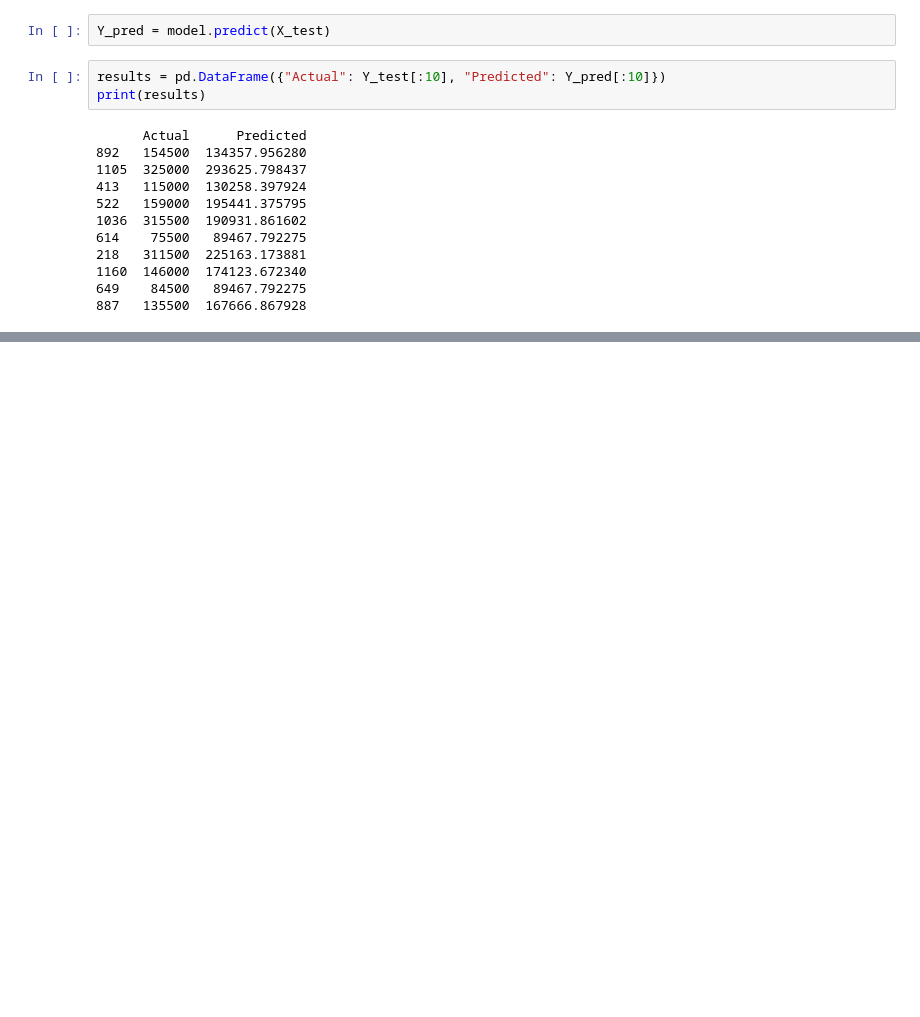
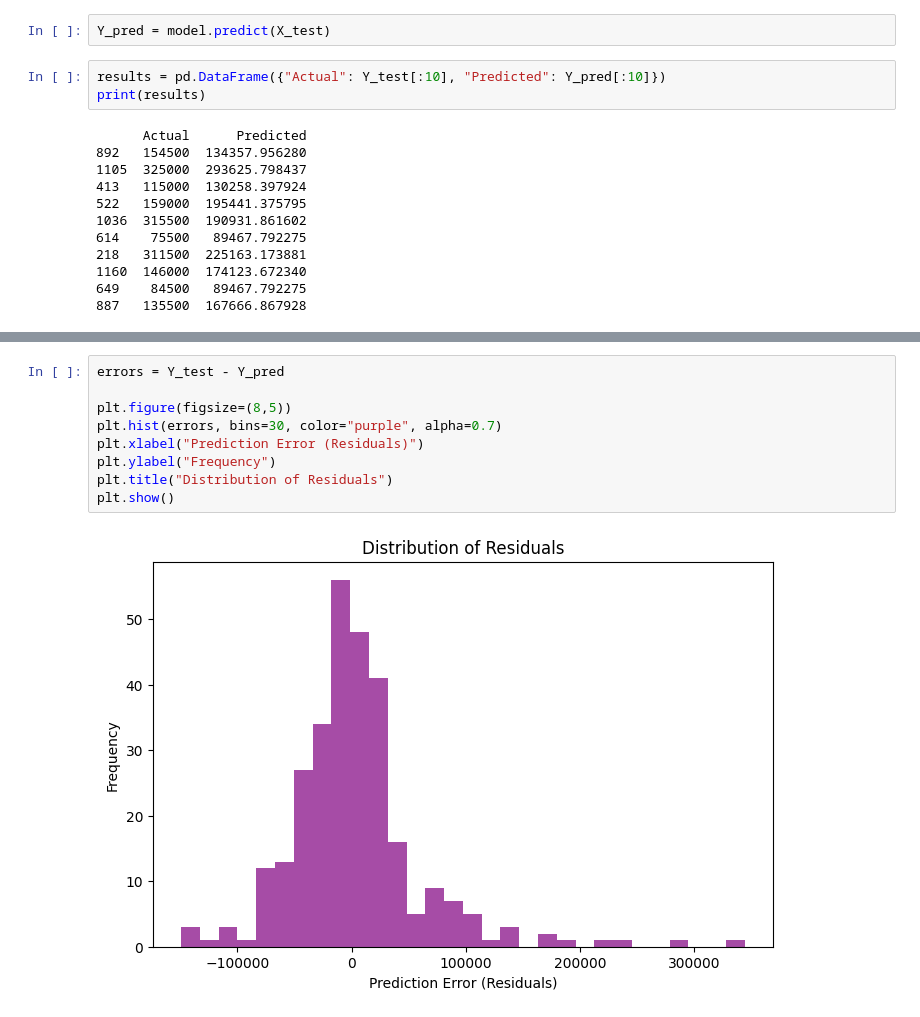
Before and after one commit to thallamlikhith/-Car-Resale-Price-Prediction-MLR, a Jupyter notebook: House Price Prediction.ipynb, the cells around one changed output, grey strips where cells are left out. Drawn from its saved outputs; the diff is of its cells as text; blank space fills up the shorter version.

```diff
--- a/House Price Prediction.ipynb
+++ b/House Price Prediction.ipynb
@@ -104,0 +148,11 @@ Root Mean Squared Error : 58471.75652552954
+# %%
+errors = Y_test - Y_pred
+
+plt.figure(figsize=(8,5))
+plt.hist(errors, bins=30, color="purple", alpha=0.7)
+plt.xlabel("Prediction Error (Residuals)")
+plt.ylabel("Frequency")
+plt.title("Distribution of Residuals")
+plt.show()
+# %% [output]
+[figure, added]
```
Also changed, not shown: parts of 6 cells of this notebook.
